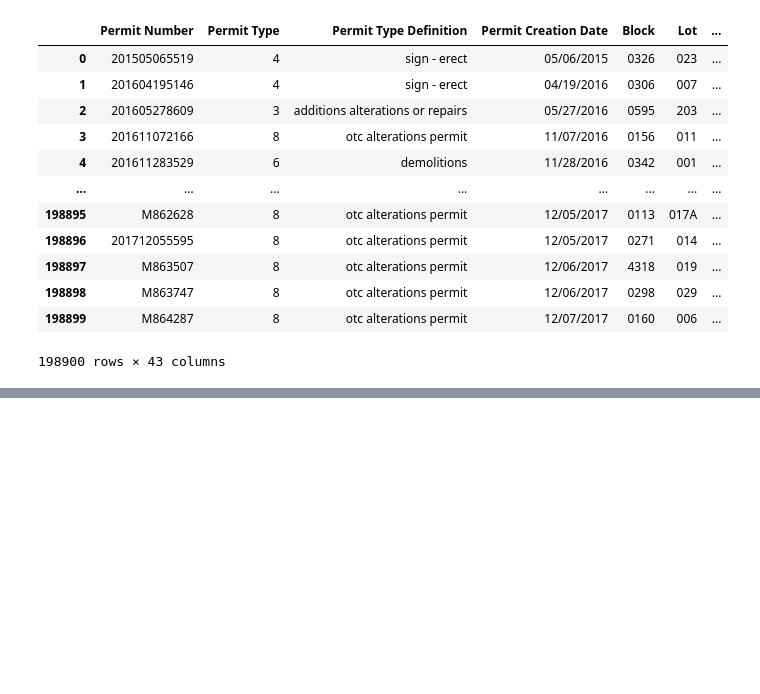
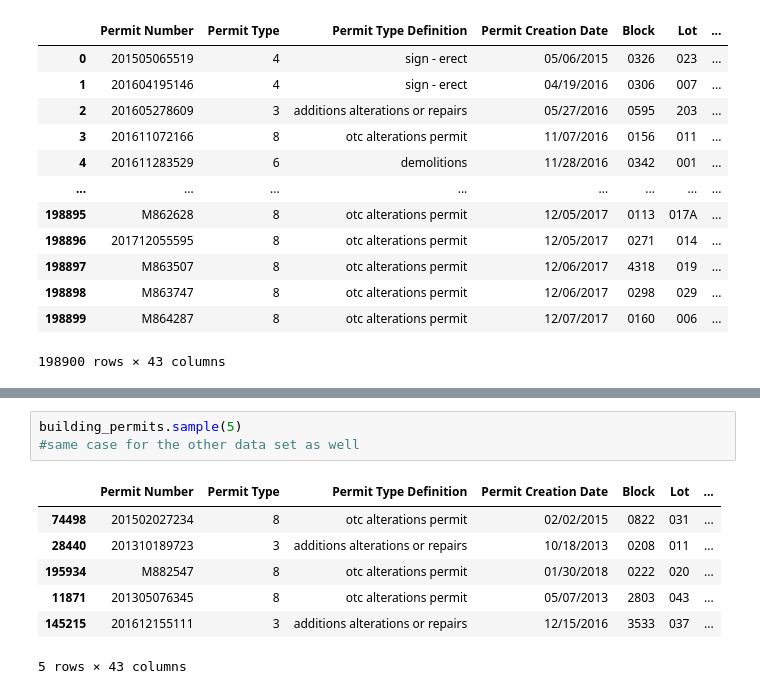
Before and after one commit to saurav1066/Data-Science-, a Jupyter notebook: data-cleaning.ipynb, the cells around one changed output, grey strips where cells are left out. Drawn from its saved outputs; the diff is of its cells as text; blank space fills up the shorter version.

```diff
--- a/data-cleaning.ipynb
+++ b/data-cleaning.ipynb
@@ -36,0 +49,11 @@ building_permits
+# %%
+building_permits.sample(5)
+#same case for the other data set as well
+# %% [output]
+|  | Permit Number | Permit Type | Permit Type Definition | Permit Creation Date | Block | Lot | ... |
+| 74498 | 201502027234 | 8 | otc alterations permit | 02/02/2015 | 0822 | 031 | ... |
+| 28440 | 201310189723 | 3 | additions alterations or repairs | 10/18/2013 | 0208 | 011 | ... |
+| 195934 | M882547 | 8 | otc alterations permit | 01/30/2018 | 0222 | 020 | ... |
+| 11871 | 201305076345 | 8 | otc alterations permit | 05/07/2013 | 2803 | 043 | ... |
+| 145215 | 201612155111 | 3 | additions alterations or repairs | 12/15/2016 | 3533 | 037 | ... |
+5 rows × 43 columns
```
Also changed, not shown: parts of 6 cells of this notebook.
